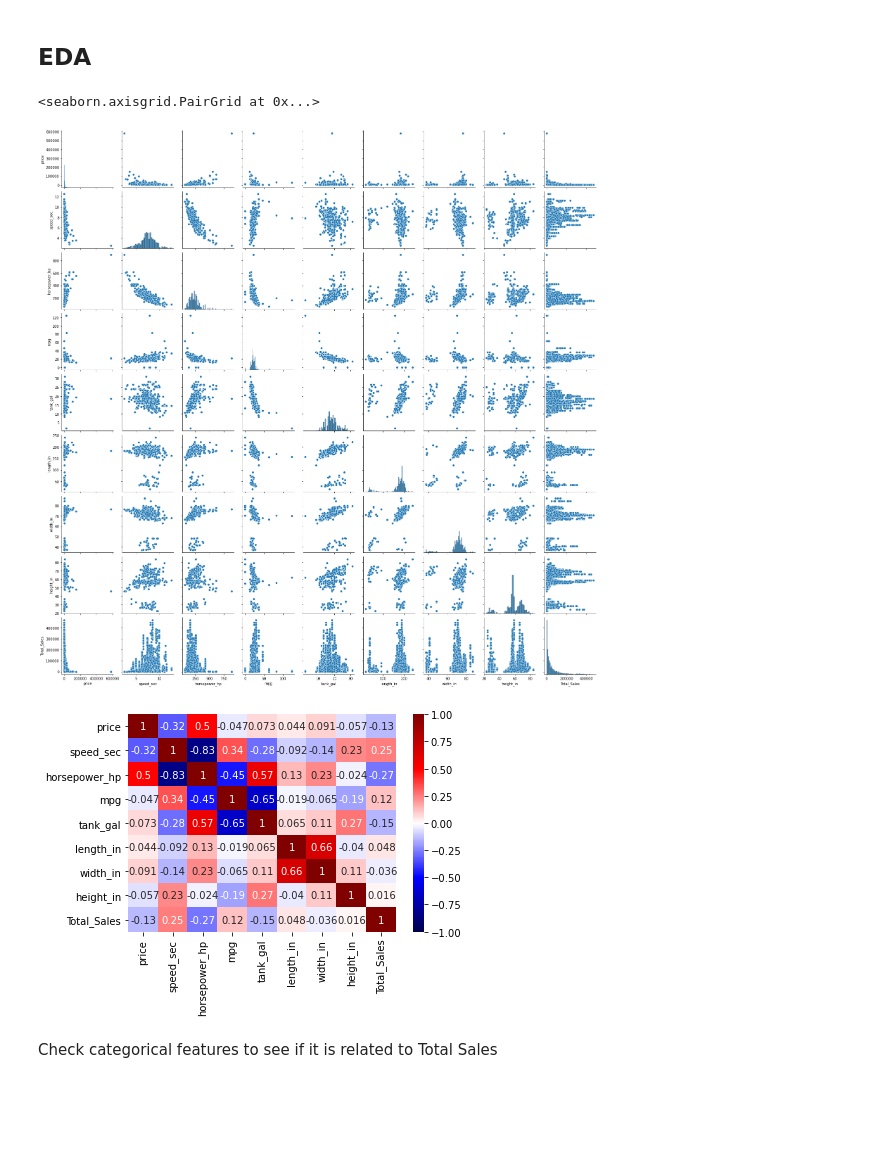
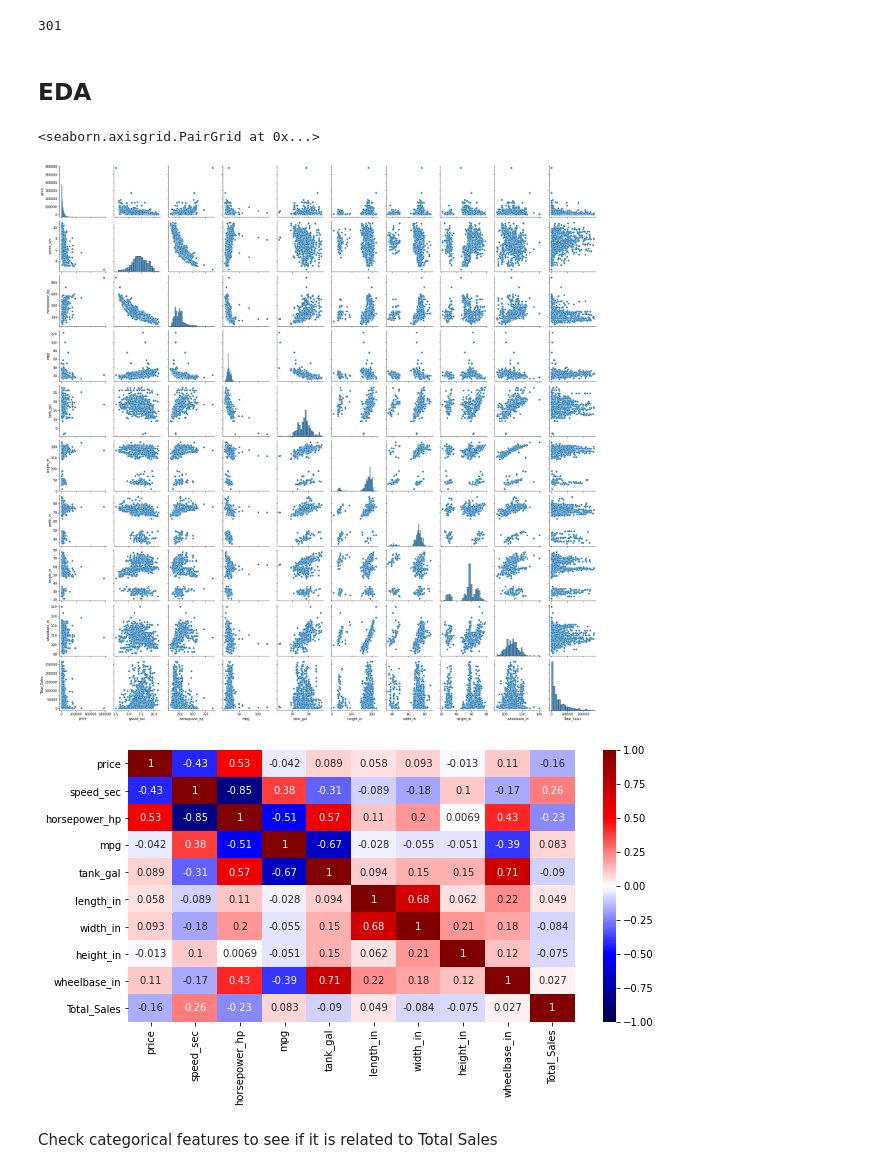
Before and after one commit to racheldilley1/car-sales-predictor, a Jupyter notebook: Notebooks/EDA & Modeling Workbook.ipynb, the cells around one changed output. Cells and saved outputs as stored; diff of their text form; code cells hidden in the pictures; blank space fills up the shorter version.

Commit message:
clean eda and modeling notebook

```diff
--- a/Notebooks/EDA & Modeling Workbook.ipynb
+++ b/Notebooks/EDA & Modeling Workbook.ipynb
@@ -16,8 +255,11 @@ load data
 # %%
 df = pd.read_pickle('../data/model_spec_sales_df.pkl')
+# df = df[(np.abs(stats.zscore(df[['Total_Sales','price', 'speed_sec', 'horsepower_hp', 'mpg', 'tank_gal', 'length_in',
+#                                     'width_in', 'height_in','wheelbase_in']])) < 2)] #filtering
 #df.drop(labels=['width_in','doors', 'length_in', 'height_in', 'volume_cuft'], axis=1, inplace=True)
-df1 = df.loc[:,['price', 'doors', 'passengers', 'speed_sec', 'horsepower_hp', 'drive', 'mpg', 'engine', 'tank_gal',
-                'length_in', 'width_in','height_in', 'Total_Sales']]
-df.info()
+df1 = df.loc[:,['Model','Class', 'doors', 'passengers','price', 'speed_sec', 'horsepower_hp', 'drive', 'mpg', 'engine', 'tank_gal',
+                'length_in', 'width_in','height_in', 'wheelbase_in', 'Total_Sales']]
+df1 = df1.dropna() #drop rows with null values
+df1.info()
 # %% [output]
 <class 'pandas.core.frame.DataFrame'>
@@ -40,3 +281,0 @@ memory usage: 549.1+ KB
-# %%
-df1.dropna(inplace=True)
-df1.info()
@@ -64,13 +282,19 @@ memory usage: 302.0+ KB
+# %%
+#find unique models
+df1['Model'].nunique()
+# %% [output]
+301
 # %% [markdown]
 ## EDA
 # %%
 sns.pairplot(df1)
 # %% [output]
 <seaborn.axisgrid.PairGrid at 0x...>
-[figure, old version]
+[figure, new version]
 # %%
+plt.figure(figsize=(10,5))
 sns.heatmap(df1.corr(), cmap="seismic", annot=True, vmin=-1, vmax=1);
 # %% [output]
-[figure, old version]
+[figure, new version]
 # %% [markdown]
 Check categorical features to see if it is related to Total Sales
```
Also changed, not shown: parts of 86 cells of this notebook, 1 other file.
